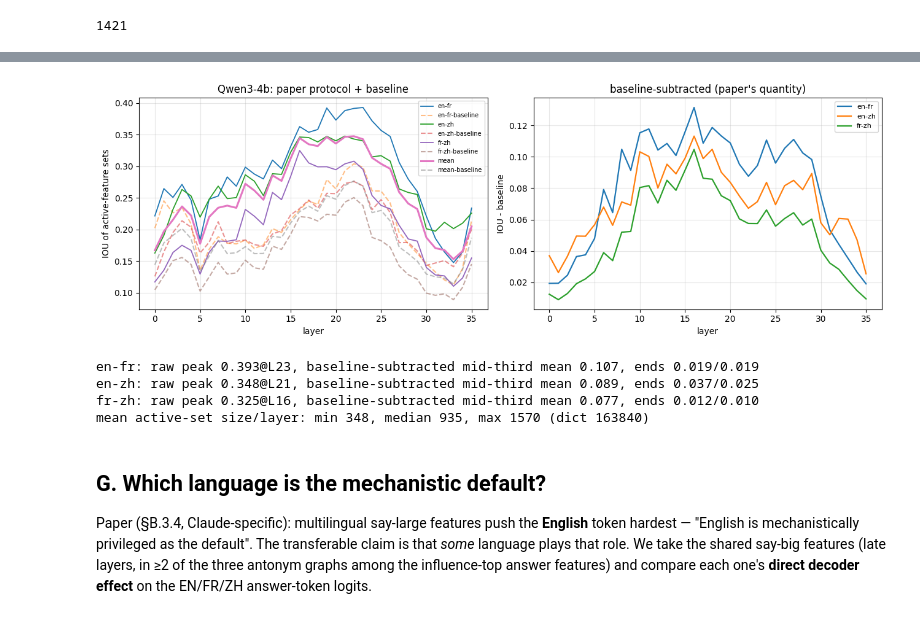
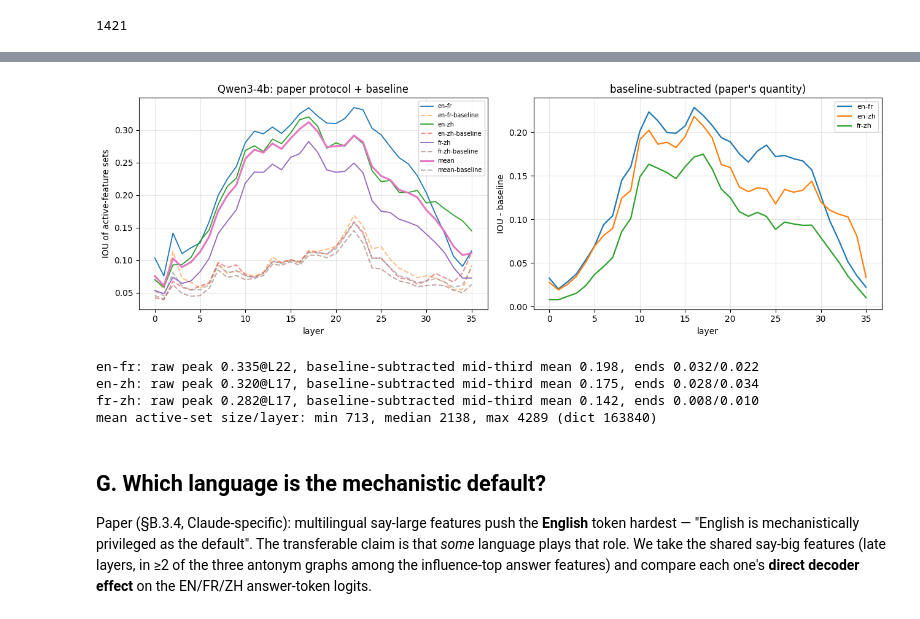
Before and after one commit to wdk0082/llm-circuits, a Jupyter notebook: notebooks/multilingual.ipynb, the cells around one changed output, grey strips where cells are left out. Saved outputs shown, nothing was run; the diff lists cells and outputs as text; code cells hidden in the pictures.

```diff
--- a/notebooks/multilingual.ipynb
+++ b/notebooks/multilingual.ipynb
@@ -879,5 +888,5 @@ both ends, mid-network peak well above baseline; EN-FR (shared alphabet) highest
 # %%
-corpus = M.CORPUS + M.PARAGRAPHS
+corpus = M.CORPUS_DIVERSE
 curves = M.overlap_curves_paper(model, tc, tokenizer, corpus)
 (OUT / "overlap_curves.json").write_text(
     json.dumps({k: v.tolist() for k, v in curves.items()}, indent=1)
@@ -893,38 +902,38 @@ for key, arr in curves.items():
         axes[0].plot(arr, lw=2.2 if key == "mean" else 1.3, label=key)
 axes[0].set_xlabel("layer")
 axes[0].set_ylabel("IOU of active-feature sets")
 axes[0].set_title(f"Qwen3-{SIZE}: paper protocol + baseline")
 axes[0].legend(fontsize=7)
 axes[0].grid(alpha=0.3)
 for pair in ("en-fr", "en-zh", "fr-zh"):
     axes[1].plot(curves[pair] - curves[f"{pair}-baseline"], lw=1.6, label=pair)
 axes[1].set_xlabel("layer")
 axes[1].set_ylabel("IOU - baseline")
 axes[1].set_title("baseline-subtracted (paper's quantity)")
 axes[1].legend(fontsize=8)
 axes[1].grid(alpha=0.3)
 fig.tight_layout()
 fig.savefig(OUT / "overlap_paper.png", dpi=130)
 plt.show()
 
 lo, hi = N_LAYERS // 3, 2 * N_LAYERS // 3
 for pair in ("en-fr", "en-zh", "fr-zh"):
     exc = curves[pair] - curves[f"{pair}-baseline"]
     print(
         f"{pair}: raw peak {curves[pair].max():.3f}@L{int(curves[pair].argmax())}, "
         f"baseline-subtracted mid-third mean {exc[lo:hi].mean():.3f}, ends {exc[0]:.3f}/{exc[-1]:.3f}"
     )
 ss = curves["set-size"]
 print(
     f"mean active-set size/layer: min {ss.min():.0f}, median {np.median(ss):.0f}, "
     f"max {ss.max():.0f} (dict 163840)"
 )
 # %% [output]
-[figure, old version]
+[figure, new version]
-en-fr: raw peak 0.393@L23, baseline-subtracted mid-third mean 0.107, ends 0.019/0.019
-en-zh: raw peak 0.348@L21, baseline-subtracted mid-third mean 0.089, ends 0.037/0.025
-fr-zh: raw peak 0.325@L16, baseline-subtracted mid-third mean 0.077, ends 0.012/0.010
-mean active-set size/layer: min 348, median 935, max 1570 (dict 163840)
+en-fr: raw peak 0.335@L22, baseline-subtracted mid-third mean 0.198, ends 0.032/0.022
+en-zh: raw peak 0.320@L17, baseline-subtracted mid-third mean 0.175, ends 0.028/0.034
+fr-zh: raw peak 0.282@L17, baseline-subtracted mid-third mean 0.142, ends 0.008/0.010
+mean active-set size/layer: min 713, median 2138, max 4289 (dict 163840)
 # %% [markdown]
 ## G. Which language is the mechanistic default?
 
```
Also changed, not shown: parts of 4 cells of this notebook, 15 other files.
